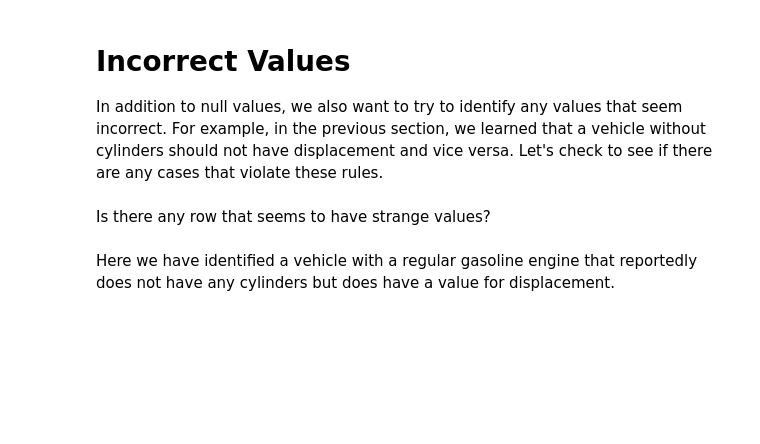
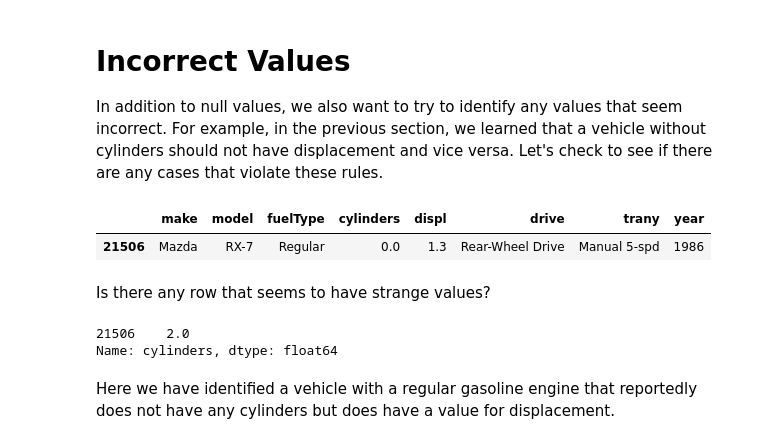
Before and after one commit to Ironhack-Data-Madrid-Agosto-2022/2.4-lab-data-cleaning, a Jupyter notebook: your-code/main.ipynb, the cells around one changed output. Cells and saved outputs as stored; diff of their text form; code cells hidden in the pictures; blank space fills up the shorter version.

Commit message:
Subimos parte de valores incorrectos. PENDIENTES Low Variance, Outliers, Data Type Correction, Cleaning Text, Duplicates and export

```diff
--- a/your-code/main.ipynb
+++ b/your-code/main.ipynb
@@ -209,3 +192,15 @@ Now that we have filled in those null values, there are only two columns in the
+# %%
+#your code
+#data["trany"][data.fuelType == "Electricity"].value_counts() #Obtenemos los valores más comunes para trany en Elect..
+#data[["make","model","fuelType","cylinders","displ","drive","trany"]][data.trany.isna()] #Para visualizar algunos
+#------------------------------------------------------------------------------------------campos y decidir
+data.trany.fillna("Automatic (A1)", inplace=True)
+# %%
+#data["drive"].value_counts() #Valores más comunes no aportan mucho
+#data[["make","model","fuelType","cylinders","displ","drive","trany"]][data.drive.isna()]
+#data["fuelType"][data.drive.isnull()].value_counts() #La mayoría son coches regulares
+#data["drive"][data.fuelType == "Regular"].value_counts() #No detectamos nada destacable. Cambiamos por unknown
+data.drive.fillna("unknown", inplace=True)
 # %% [markdown]
 # Incorrect Values
 
@@ -215,2 +208,12 @@ In addition to null values, we also want to try to identify any values that seem
+# %%
+#your code
+#df = pd.DataFrame({'col1': [True, True], 'col2': [True, False]}) #Chuleta
+badIndex = data[((data.cylinders==0)&(data.displ!=0))|(data.cylinders!=0)&(data.displ==0)].index
+
+#pandas.DataFrame.loc[index label]  #Chuleta
+data.loc[badIndex,["make","model","fuelType","cylinders","displ","drive","trany","year"]]
+# %% [output]
+|  | make | model | fuelType | cylinders | displ | drive | trany | year |
+| 21506 | Mazda | RX-7 | Regular | 0.0 | 1.3 | Rear-Wheel Drive | Manual 5-spd | 1986 |
 # %% [markdown]
 Is there any row that seems to have strange values?
@@ -219,3 +220,15 @@ Is there any row that seems to have strange values?
+# %%
+#Hay un registro con displ sin cilindros
+
+#data.cylinders[(data.make=="Mazda")&(data.model=="RX-7")].value_counts() #El resto de marca/modelos son 2.0
+#--------------------------------------------------------------------------y en internet también pone Rotor 2
+
+data.loc[badIndex,"cylinders"]=2.0 #.replace("0.0",2.0,inplace=True)
+
+data.loc[badIndex,"cylinders"]
+# %% [output]
+21506    2.0
+Name: cylinders, dtype: float64
 # %% [markdown]
 Here we have identified a vehicle with a regular gasoline engine that reportedly does not have any cylinders but does have a value for displacement.
 # %% [markdown]
```
Also changed, not shown: parts of 6 cells of this notebook.
